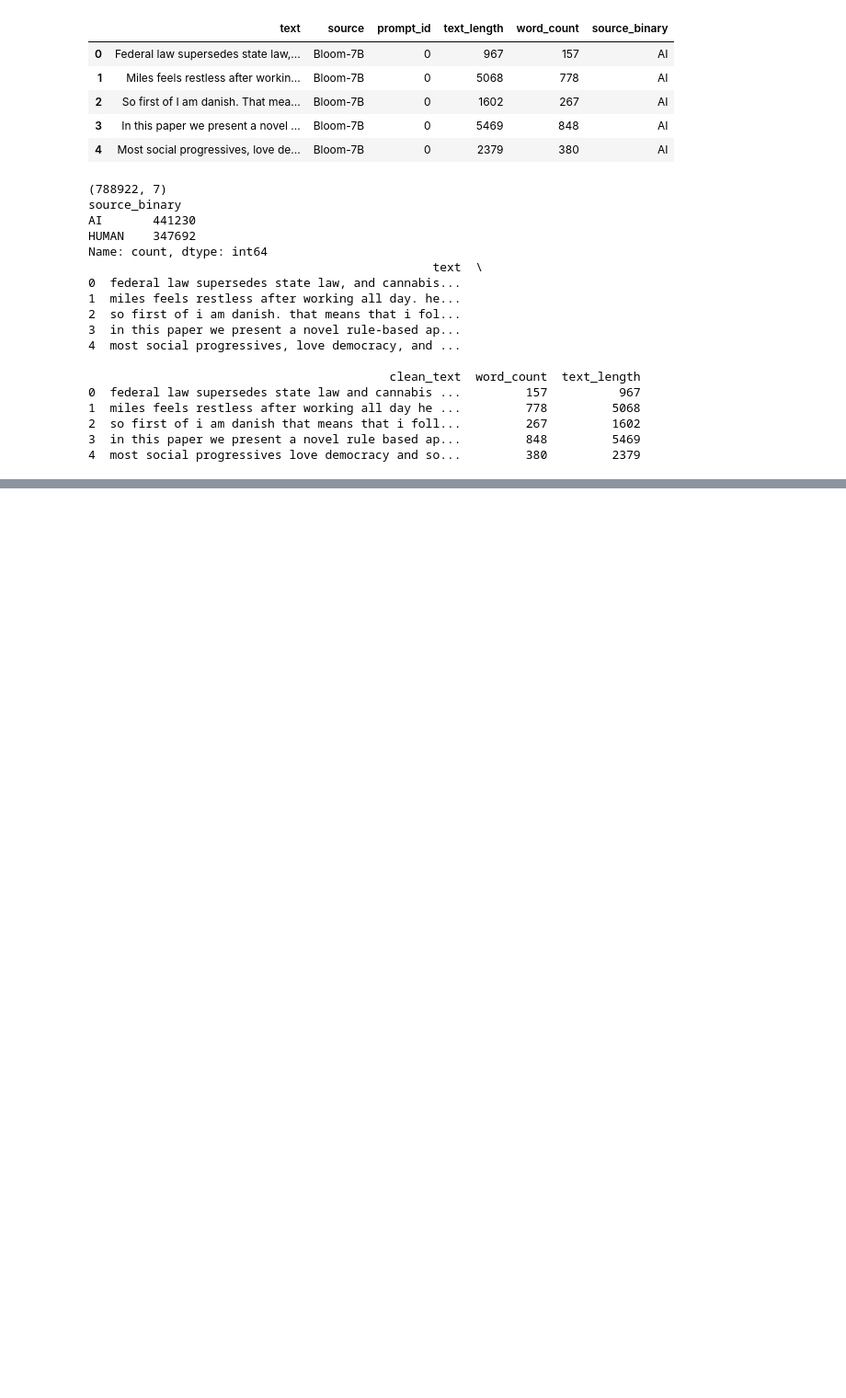
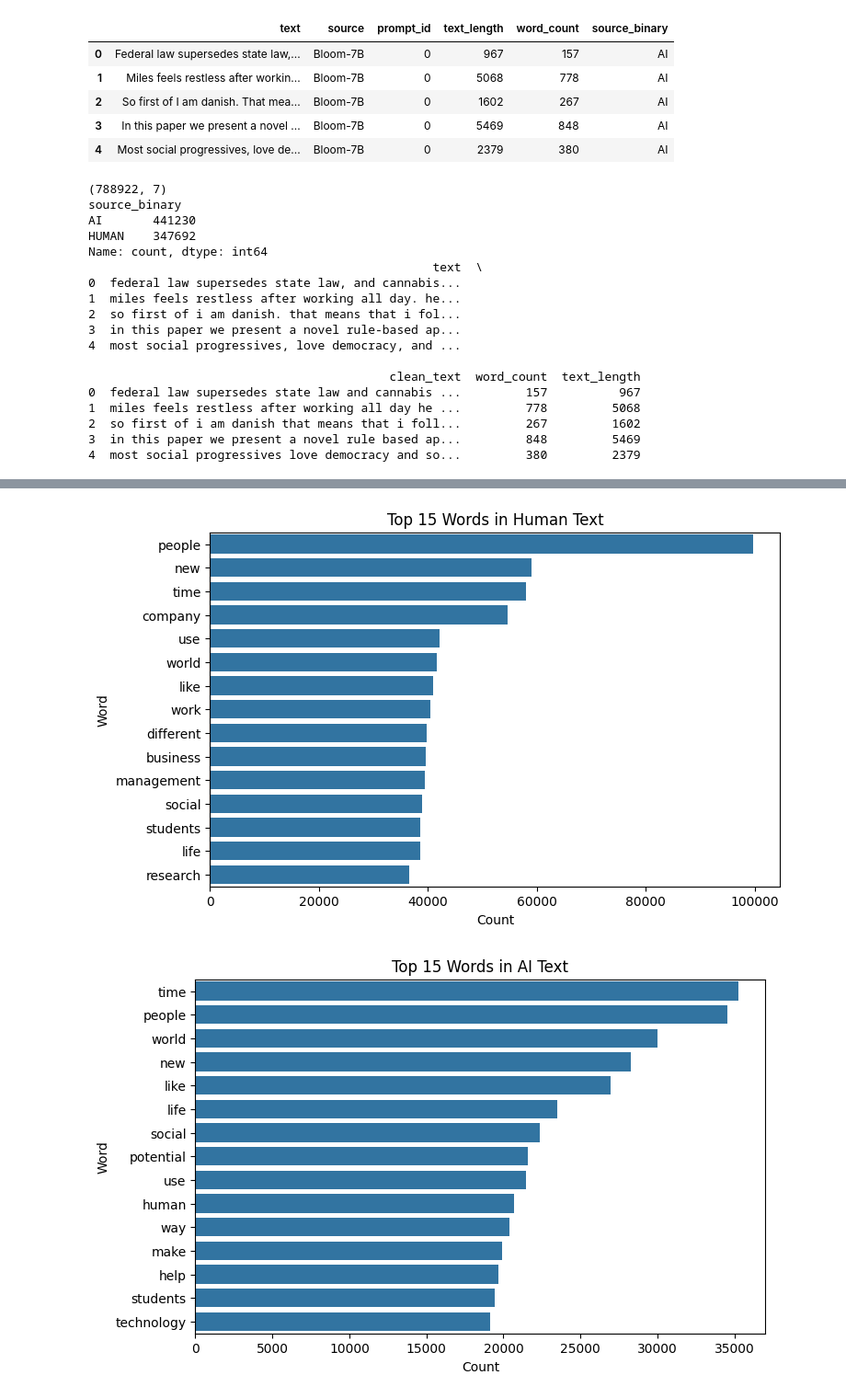
Before and after one commit to ayaans17/AIvHuman, a Jupyter notebook: AIvsHuman.ipynb, the cells around one changed output, grey strips where cells are left out. Shown at 92% size. Cells and saved outputs as stored; diff of their text form; code cells hidden in the pictures; blank space fills up the shorter version.

```diff
--- a/AIvsHuman.ipynb
+++ b/AIvsHuman.ipynb
@@ -237,0 +266,38 @@ df.to_csv("final_pos.csv", index=False)
+# %%
+from sklearn.feature_extraction.text import CountVectorizer
+import numpy as np
+
+def get_top_words(text_series, n=15):
+    vectorizer = CountVectorizer(stop_words='english')
+    X = vectorizer.fit_transform(text_series)
+    word_counts = np.asarray(X.sum(axis=0)).ravel()
+    words = np.array(vectorizer.get_feature_names_out())
+
+    top_idx = word_counts.argsort()[::-1][:n]
+    return pd.DataFrame({
+        'word': words[top_idx],
+        'count': word_counts[top_idx]
+    })
+
+top_human_words = get_top_words(df[df['source_binary'] == 0]['clean_text'], n=15)
+top_ai_words = get_top_words(df[df['source_binary'] == 1]['clean_text'], n=15)
+
+# print(top_human_words)
+# print(top_ai_words)
+
+plt.figure(figsize=(8,5))
+sns.barplot(data=top_human_words, x='count', y='word')
+plt.title('Top 15 Words in Human Text')
+plt.xlabel('Count')
+plt.ylabel('Word')
+plt.show()
+
+plt.figure(figsize=(8,5))
+sns.barplot(data=top_ai_words, x='count', y='word')
+plt.title('Top 15 Words in AI Text')
+plt.xlabel('Count')
+plt.ylabel('Word')
+plt.show()
+# %% [output]
+[figure, added]
+[figure, added]
```
Also changed, not shown: parts of 42 cells of this notebook.
